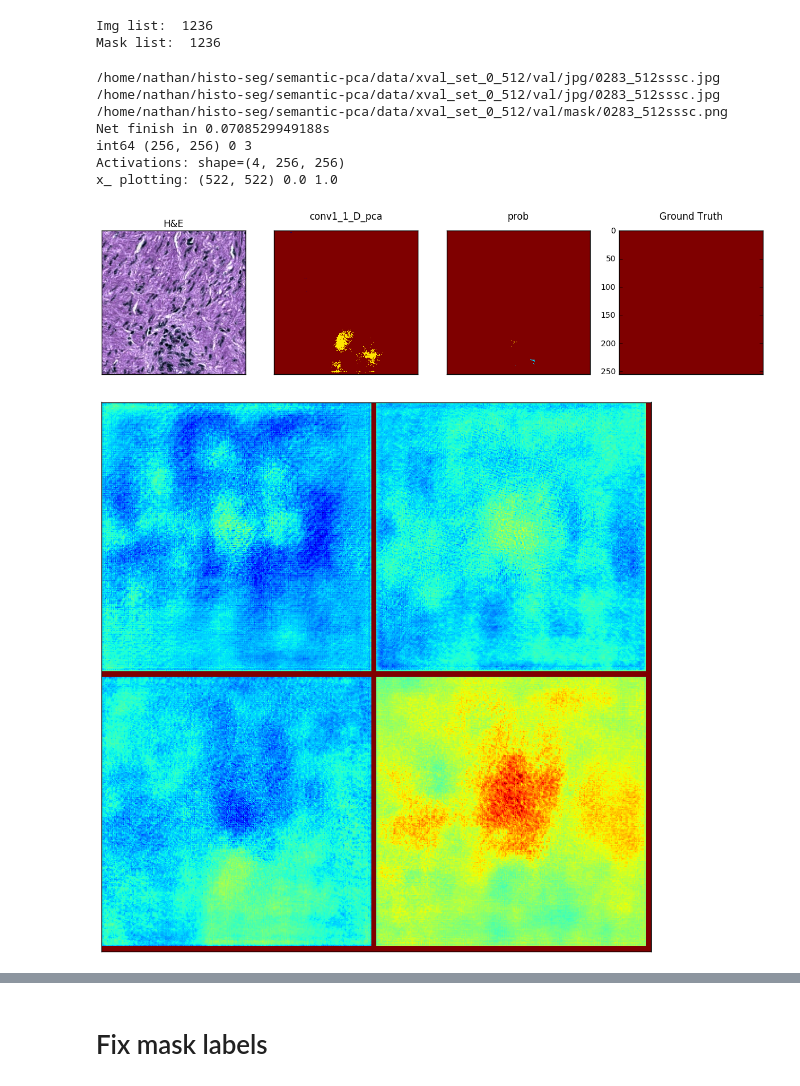
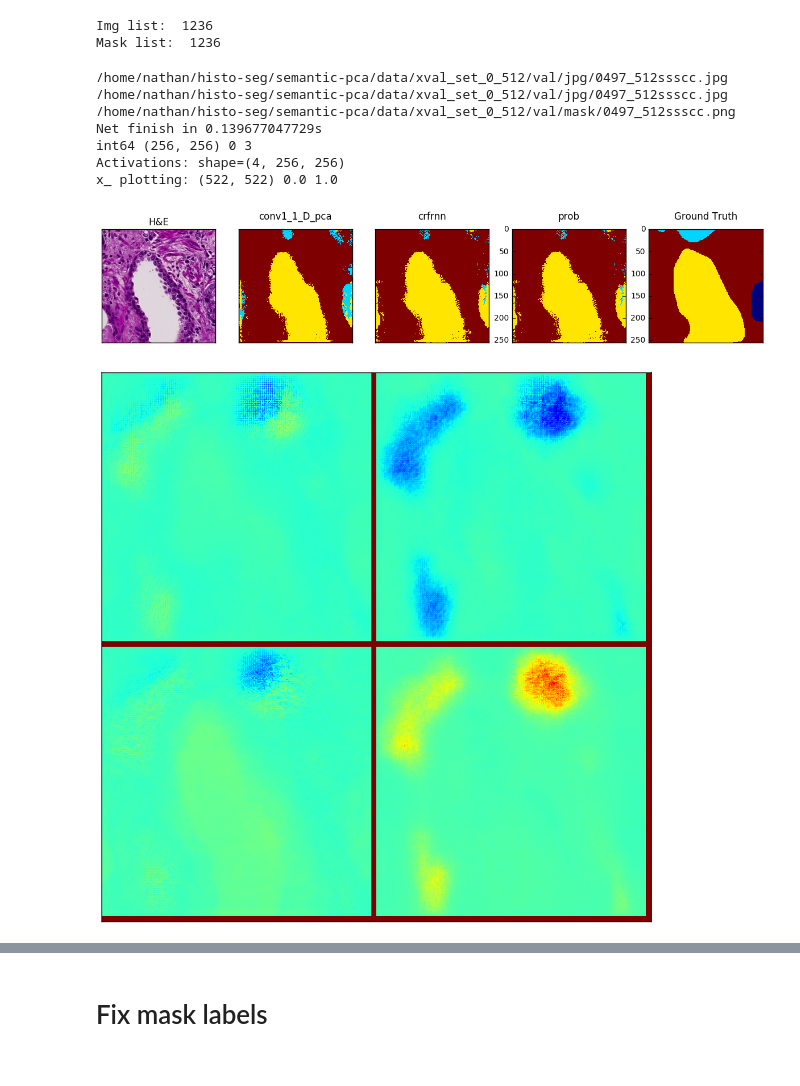
Before and after one commit to BioImageInformatics/histo_seg, a Jupyter notebook: notebooks/segmentation.ipynb, the cells around one changed output, grey strips where cells are left out. Saved outputs shown, nothing was run; the diff lists cells and outputs as text; code cells hidden in the pictures.

```diff
--- a/notebooks/segmentation.ipynb
+++ b/notebooks/segmentation.ipynb
@@ -334,7 +334,7 @@ def plot_filters_activations(net, layer='conv1_1', mode='f', subset=None):
 [figure]
 # %%
 prototxt = '/home/nathan/histo-seg/semantic-pca/code/segnet_crfrnn_deploy.prototxt'
-weights = '/home/nathan/histo-seg/semantic-pca/weights/xval_set_0_512/segnet_crf_pca_20170726_iter_100000.caffemodel'
+weights = '/home/nathan/histo-seg/semantic-pca/weights/xval_set_0_512/batchnorm_segnet_crf_pca_100000.caffemodel'
 
 imgsource = 'xval_set_0_512'
 img_list = sorted(glob.glob('/home/nathan/histo-seg/semantic-pca/data/{}/val/jpg/*.jpg'.format(imgsource)))
@@ -346,24 +346,24 @@ net = caffe.Net(prototxt, weights, caffe.TEST)
 Img list:  1236
 Mask list:  1236
 # %%
-net, index, fig1 = plot_from_net(img_list, net, layer=['conv1_1_D_pca', 'prob'], img_index=None)
+net, index, fig1 = plot_from_net(img_list, net, layer=['conv1_1_D_pca', 'crfrnn', 'prob'], img_index=None)
 # fig1.savefig('/home/nathan/histo-seg/semantic-pca/figures/activations/input_result_mask.pdf')
 
-plot_layer = 'conv1_1_D_pca'
+plot_layer = 'crfrnn'
 fig2 = plot_filters_activations(net, layer=plot_layer,  mode='a', subset=16)
 
 # plot_layer = 'prob'
 # fig3 = plot_filters_activations(net, layer=plot_layer,  mode='a', subset=4)
 # fig2.savefig('/home/nathan/histo-seg/semantic-pca/figures/activations/{}.pdf'.format(plot_layer))
 # %% [output]
-/home/nathan/histo-seg/semantic-pca/data/xval_set_0_512/val/jpg/0283_512sssc.jpg
-/home/nathan/histo-seg/semantic-pca/data/xval_set_0_512/val/jpg/0283_512sssc.jpg /home/nathan/histo-seg/semantic-pca/data/xval_set_0_512/val/mask/0283_512sssc.png
-Net finish in 0.0708529949188s
+/home/nathan/histo-seg/semantic-pca/data/xval_set_0_512/val/jpg/0497_512ssscc.jpg
+/home/nathan/histo-seg/semantic-pca/data/xval_set_0_512/val/jpg/0497_512ssscc.jpg /home/nathan/histo-seg/semantic-pca/data/xval_set_0_512/val/mask/0497_512ssscc.png
+Net finish in 0.139677047729s
 int64 (256, 256) 0 3
 Activations: shape=(4, 256, 256)
 x_ plotting: (522, 522) 0.0 1.0
-[figure, old version]
+[figure, new version]
-[figure, old version]
+[figure, new version]
 # %%
 plt.matshow(np.squeeze(net.params['crfrnn'][1].data))
 plt.colorbar()
```
Also changed, not shown: parts of 1 cell of this notebook, 3 other files.
